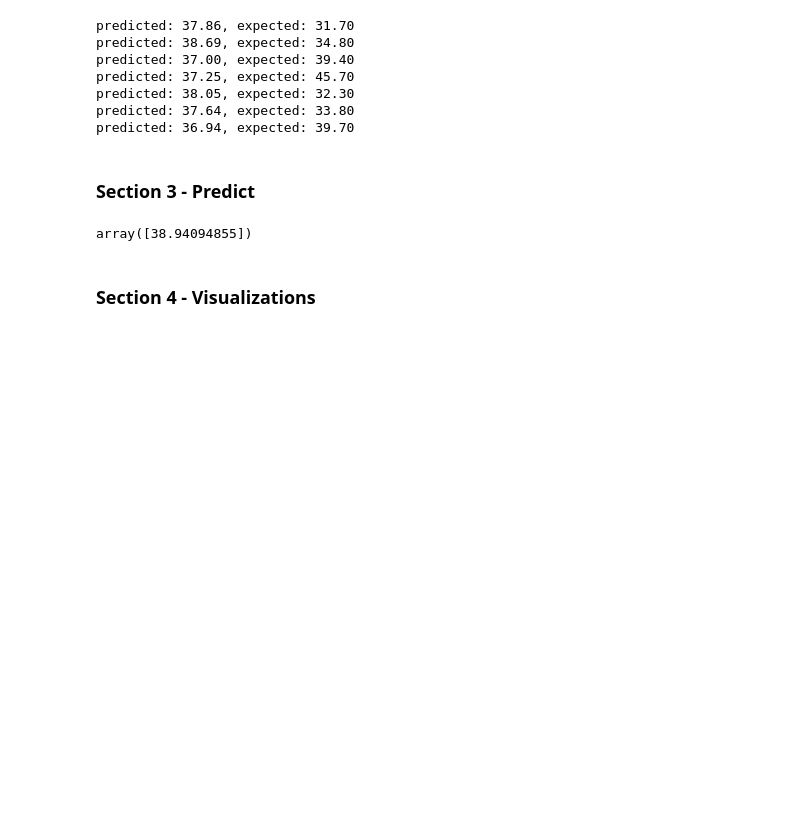
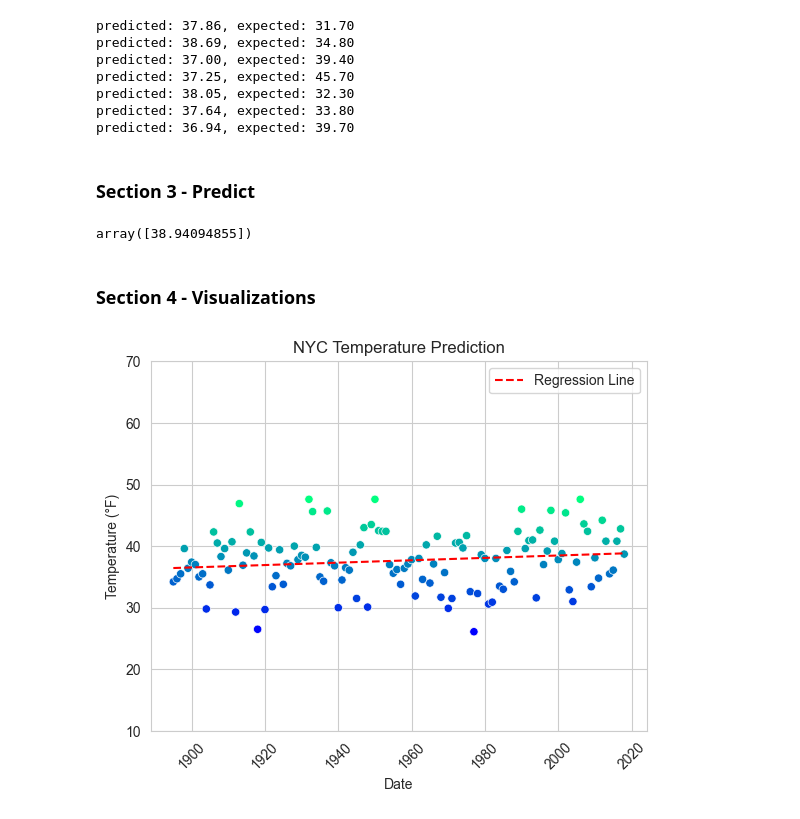
Before and after one commit to Crusoe22/datafun-07-applied, a Jupyter notebook: nolan_ml.ipynb, the cells around one changed output. Cells and saved outputs as stored; diff of their text form; code cells hidden in the pictures; blank space fills up the shorter version.

```diff
--- a/nolan_ml.ipynb
+++ b/nolan_ml.ipynb
@@ -169,3 +170,30 @@ predict(2024)
 array([38.94094855])
 # %% [markdown]
 ### Section 4 - Visualizations
+# %%
+# Use scatterplot with DataFrame to display data points
+axes = sns.scatterplot(data=nyc, x='Date', y='Temperature', hue='Temperature', palette='winter', legend=False)
+
+# Set scale
+axes.set_ylim(10, 70)
+
+# Start and end points
+x = np.array([min(nyc.Date.values), max(nyc.Date.values)])
+y = predict(x)
+
+# Plot the regression line
+line = plt.plot(x, y, color='red', linestyle='--', label='Regression Line')
+
+# Set labels and title
+axes.set_xlabel('Date')
+axes.set_ylabel('Temperature (°F)')
+axes.set_title('NYC Temperature Prediction')
+
+# Rotate x-axis labels for better readability if needed
+plt.xticks(rotation=45)
+
+# Show the plot
+plt.legend()
+plt.show()
+# %% [output]
+[figure, added]
```
Also changed, not shown: parts of 1 cell of this notebook.
